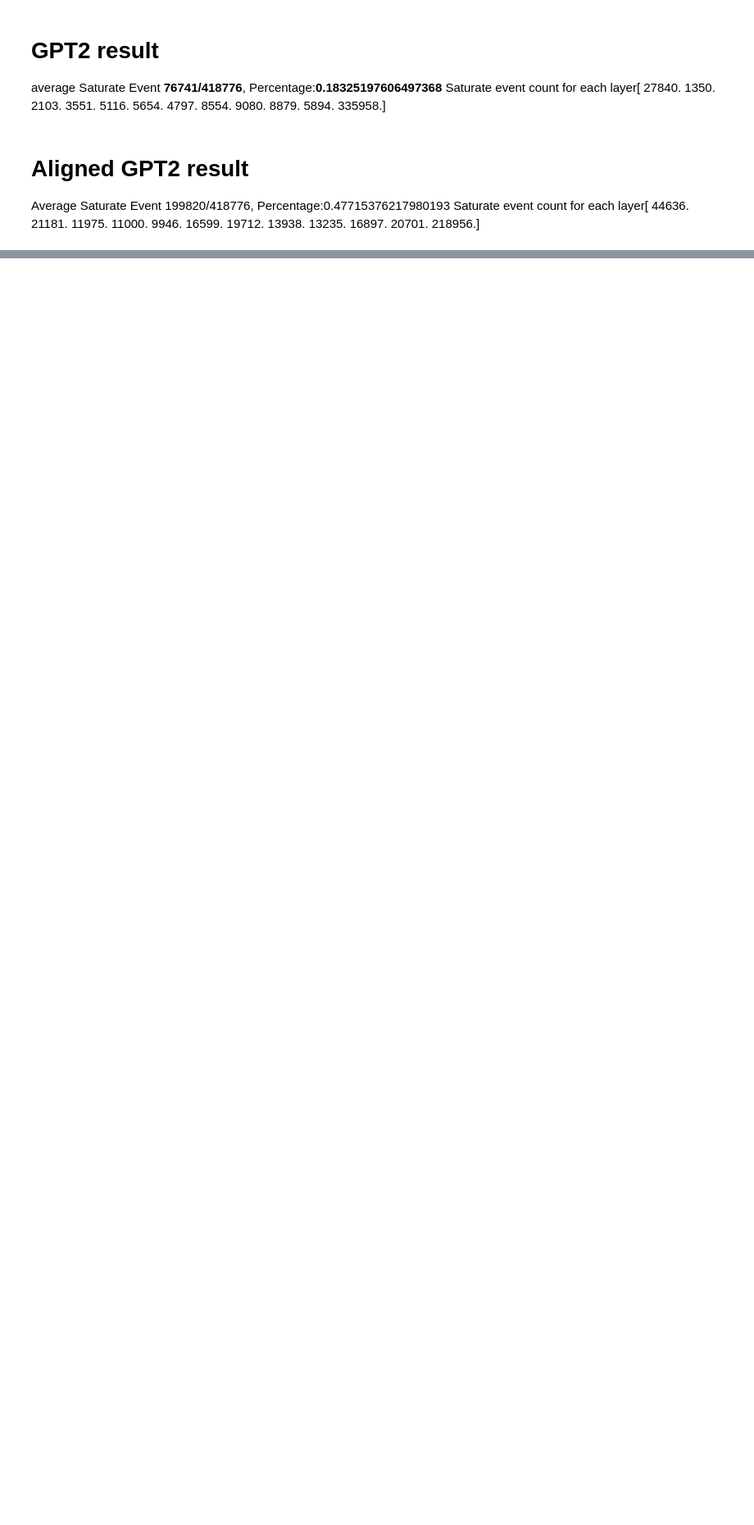
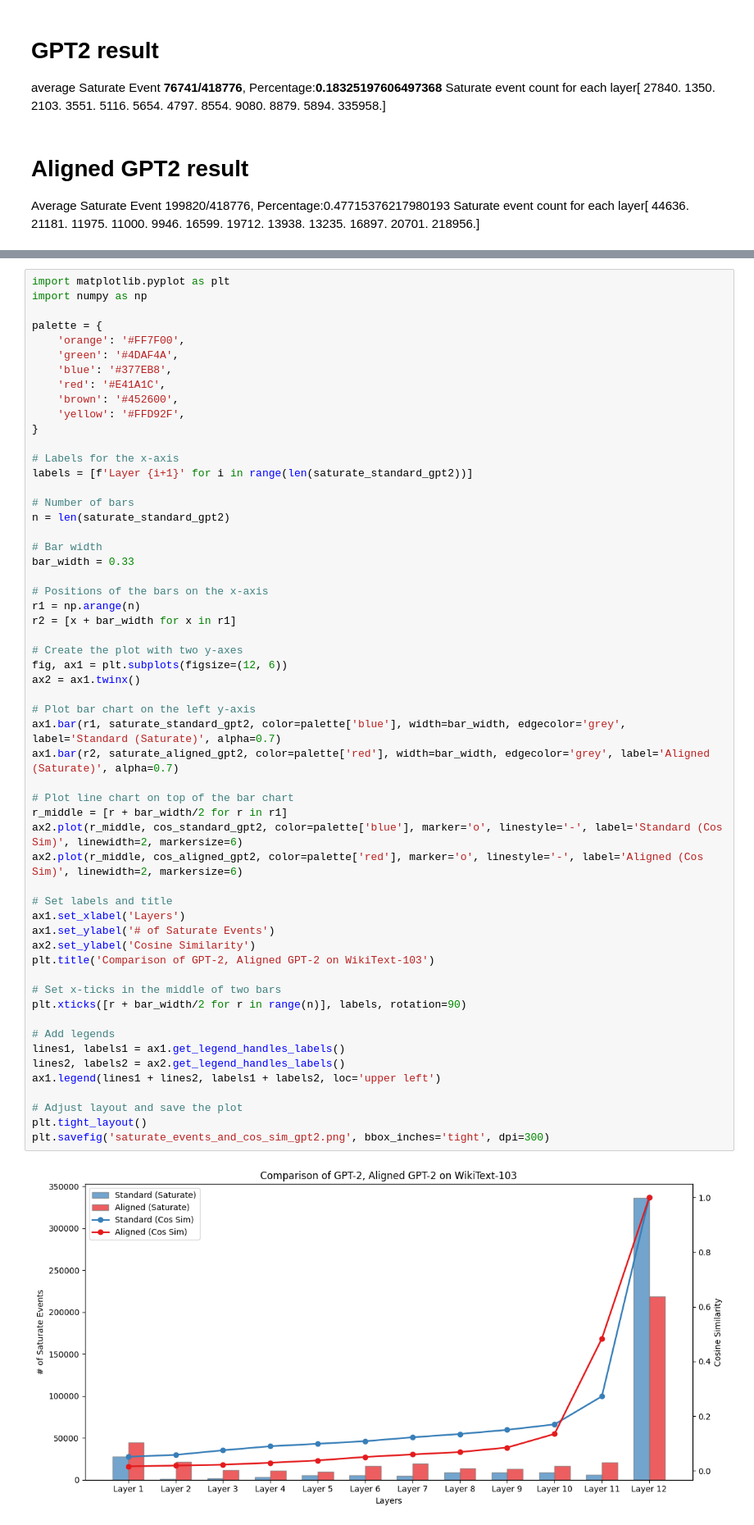
Before and after one commit to kongwanbianjinyu/Layerwise-Representation-Similarity, a Jupyter notebook: plot_saturate_logits.ipynb, the cells around one changed output, grey strips where cells are left out. Shown at 82% size. Saved outputs shown, nothing was run; the diff lists cells and outputs as text; blank space fills up the shorter version.

Commit message:
evaluate cosine similarity

```diff
--- a/plot_saturate_logits.ipynb
+++ b/plot_saturate_logits.ipynb
@@ -68,3 +82,61 @@ plt.show()
+# %%
+import matplotlib.pyplot as plt
+import numpy as np
+
+palette = {
+    'orange': '#FF7F00',
+    'green': '#4DAF4A',
+    'blue': '#377EB8',
+    'red': '#E41A1C',
+    'brown': '#452600',
+    'yellow': '#FFD92F',
+}
+
+# Labels for the x-axis
+labels = [f'Layer {i+1}' for i in range(len(saturate_standard_gpt2))]
+
+# Number of bars
+n = len(saturate_standard_gpt2)
+
+# Bar width
+bar_width = 0.33
+
+# Positions of the bars on the x-axis
+r1 = np.arange(n)
+r2 = [x + bar_width for x in r1]
+
+# Create the plot with two y-axes
+fig, ax1 = plt.subplots(figsize=(12, 6))
+ax2 = ax1.twinx()
+
+# Plot bar chart on the left y-axis
+ax1.bar(r1, saturate_standard_gpt2, color=palette['blue'], width=bar_width, edgecolor='grey', label='Standard (Saturate)', alpha=0.7)
+ax1.bar(r2, saturate_aligned_gpt2, color=palette['red'], width=bar_width, edgecolor='grey', label='Aligned (Saturate)', alpha=0.7)
+
+# Plot line chart on top of the bar chart
+r_middle = [r + bar_width/2 for r in r1]
+ax2.plot(r_middle, cos_standard_gpt2, color=palette['blue'], marker='o', linestyle='-', label='Standard (Cos Sim)', linewidth=2, markersize=6)
+ax2.plot(r_middle, cos_aligned_gpt2, color=palette['red'], marker='o', linestyle='-', label='Aligned (Cos Sim)', linewidth=2, markersize=6)
+
+# Set labels and title
+ax1.set_xlabel('Layers')
+ax1.set_ylabel('# of Saturate Events')
+ax2.set_ylabel('Cosine Similarity')
+plt.title('Comparison of GPT-2, Aligned GPT-2 on WikiText-103')
+
+# Set x-ticks in the middle of two bars
+plt.xticks([r + bar_width/2 for r in range(n)], labels, rotation=90)
+
+# Add legends
+lines1, labels1 = ax1.get_legend_handles_labels()
+lines2, labels2 = ax2.get_legend_handles_labels()
+ax1.legend(lines1 + lines2, labels1 + labels2, loc='upper left')
+
+# Adjust layout and save the plot
+plt.tight_layout()
+plt.savefig('saturate_events_and_cos_sim_gpt2.png', bbox_inches='tight', dpi=300)
+# %% [output]
+[figure, added]
 # %%
 # we also want to evaluate for specific token, whether the saturate layer is moving shallower for aligned GPT-2
 
```
Also changed, not shown: parts of 6 cells of this notebook, 8 other files.
